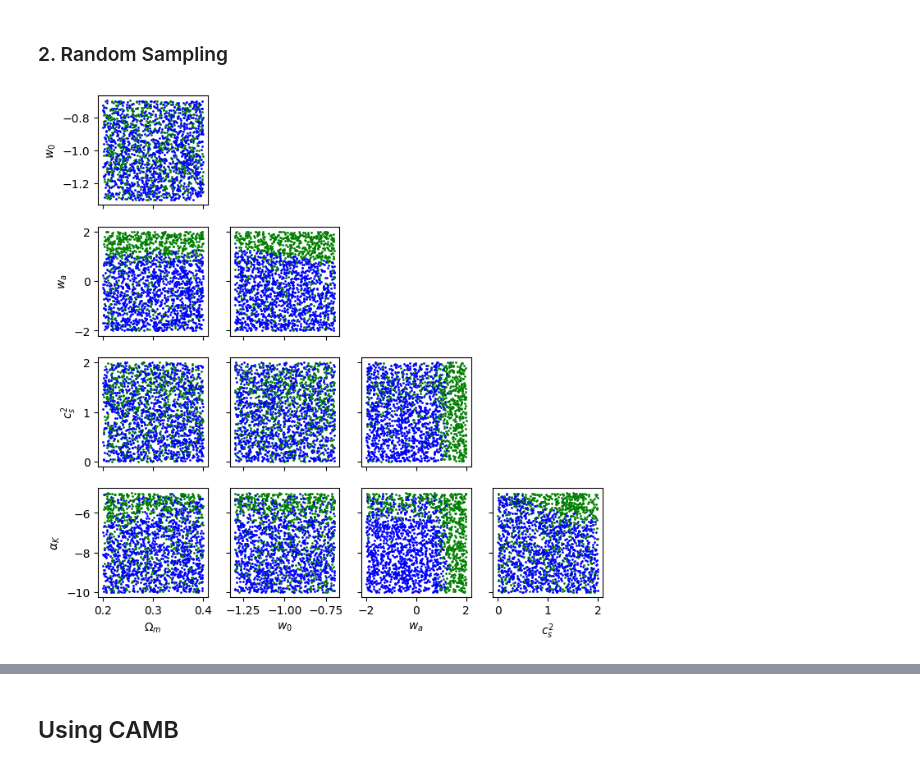
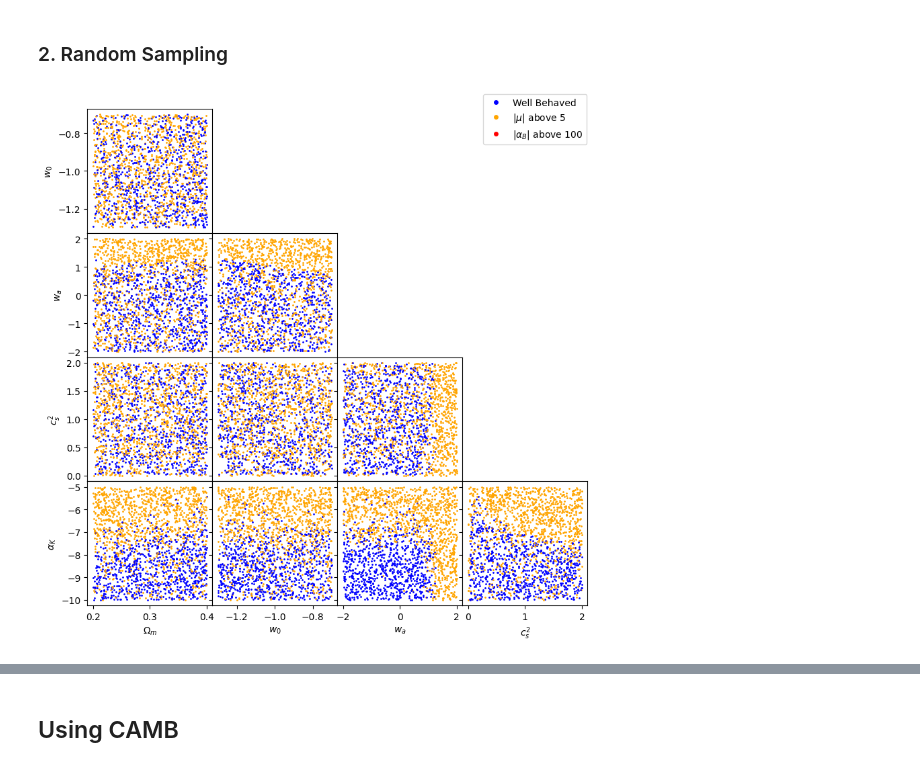
Before and after one commit to joaoreboucas1/cs2-project, a Jupyter notebook: analysis/cs2_alpha_b.ipynb, the cells around one changed output, grey strips where cells are left out. Cells and saved outputs as stored; diff of their text form; code cells hidden in the pictures.

```diff
--- a/analysis/cs2_alpha_b.ipynb
+++ b/analysis/cs2_alpha_b.ipynb
@@ -92,12 +92,13 @@ def solve_alpha_B(alpha_K, cs2, omega_m, w0, wa, alpha_B_init=0, method="euler")
             result.append(alpha_B)
         alpha_B = np.array(result)
         mu = 1 + alpha_B**2/2/(alpha_K + 1.5*alpha_B**2)/cs2
-        return loga, alpha_B, mu
+        return loga*np.log10(np.e), alpha_B, mu
     else:
         raise Exception("Unknown method")
 
-def study_alpha_B(alpha_K, cs2, omega_m, w0, wa, alpha_B_init):
+def study_alpha_B(alpha_K, cs2, omega_m, w0, wa):
     # Returns the derivative of alpha_B, evaluated in a grid of alpha_B, log(a)
+    # Useful when assessing the stability of the system
     N_loga = 100 # Number of steps
     a_ini = 1e-5
     loga = np.linspace(np.log(a_ini), 0, N_loga)
@@ -140,6 +139,15 @@ Text(0, 0.5, '$\\alpha_B$')
 # %% [markdown]
 ### 1. Star Sampling
 # %%
+reference_cosmo = {
+    "omega_m": 0.3,
+    "w0": -1,
+    "wa": 0,
+    "cs2": 1,
+    "alpha_K": -7.5,
+    # "alpha_B_init": 0
+}
+
 grids = {
     "omega_m": np.linspace(0.2, 0.4, 10),
     "w0"     : np.linspace(-1.3, -0.7, 10),
@@ -176,6 +184,11 @@ for param_name in grids.keys():
         ax.set_xlabel("log(a)")
     axs[0].set_ylabel("$\\alpha_B$")
     axs[1].set_ylabel("$\\mu$")
+
+    del params[param_name]
+    title = ", ".join([" = ".join((param_name_latex[name], f"{value}")) for (name, value) in params.items()])
+    fig.suptitle(f"Fixed params: {title}")
+
     # Create a ScalarMappable for the colorbar (no data required)
     sm = mpl.cm.ScalarMappable(cmap=cmap, norm=norm)
     sm.set_array([])  # for colorbar compatibility
@@ -200,36 +276,44 @@ priors = {
     "cs2"    : [0, 2],
     "alpha_K": [-10, -5],
 }
 priors_array = np.array(list(priors.values()))
 
+alpha_B_threshold = 100
+mu_threshold = 5
+
 samples = []
-for i in range(2000):
+for i in range(2_000):
     params = np.random.rand(len(priors))*(priors_array[:,1]-priors_array[:,0]) + priors_array[:,0]
     params_dict = dict(zip(priors.keys(), params))
     log_a, alpha_B, mu = solve_alpha_B(**params_dict, method="euler")
     mu = 1 + alpha_B**2/2/(params_dict['alpha_K'] + 1.5*alpha_B**2)/params_dict['cs2']
-    if np.any(alpha_B > 10) or np.any(alpha_B < -10):
+    if np.any(alpha_B > alpha_B_threshold) or np.any(alpha_B < -alpha_B_threshold):
         samples.append((params, "red"))
-    elif np.any(mu > 10) or np.any(mu < -10):
-        samples.append((params, "green"))
+    elif np.any(mu > mu_threshold) or np.any(mu < -mu_threshold):
+        samples.append((params, "orange"))
     else:
         samples.append((params, "blue"))
 
 
-fig, axs = plt.subplots(len(params), len(params), figsize=(10, 10))
+fig, axs = plt.subplots(len(params), len(params), figsize=(12, 12), gridspec_kw={"hspace": 0, "wspace": 0})
 for row in range(len(params)):
     for col in range(len(params)):
         ax = axs[row, col]
         if row == len(params)-1: ax.set_xlabel(list(param_name_latex.values())[col])
         else: ax.set_xticklabels([])
         if col == 0:             ax.set_ylabel(list(param_name_latex.values())[row])
         else: ax.set_yticklabels([])
 
         if col >= row: ax.remove()
         for sample in samples:
             point, color = sample
             ax.scatter(point[col], point[row], color=color, s=1)
 
+blue_circle = mpl.lines.Line2D([], [], marker="o", color="w", markerfacecolor="blue", label="Well Behaved", )
+orange_circle = mpl.lines.Line2D([], [], marker="o", color="w", markerfacecolor="orange", label=f"$|\\mu|$ above {mu_threshold}", )
+red_circle = mpl.lines.Line2D([], [], marker="o", color="w", markerfacecolor="red", label=f"$|\\alpha_B|$ above {alpha_B_threshold}", )
+fig.legend(handles=[blue_circle, orange_circle, red_circle], bbox_to_anchor=(0.75, 0.75))
+
 plt.savefig("alpha_B_samples.pdf", bbox_inches="tight")
 # %% [output]
-[figure, old version]
+[figure, new version]
```
Also changed, not shown: parts of 4 cells of this notebook, 12 other files.
